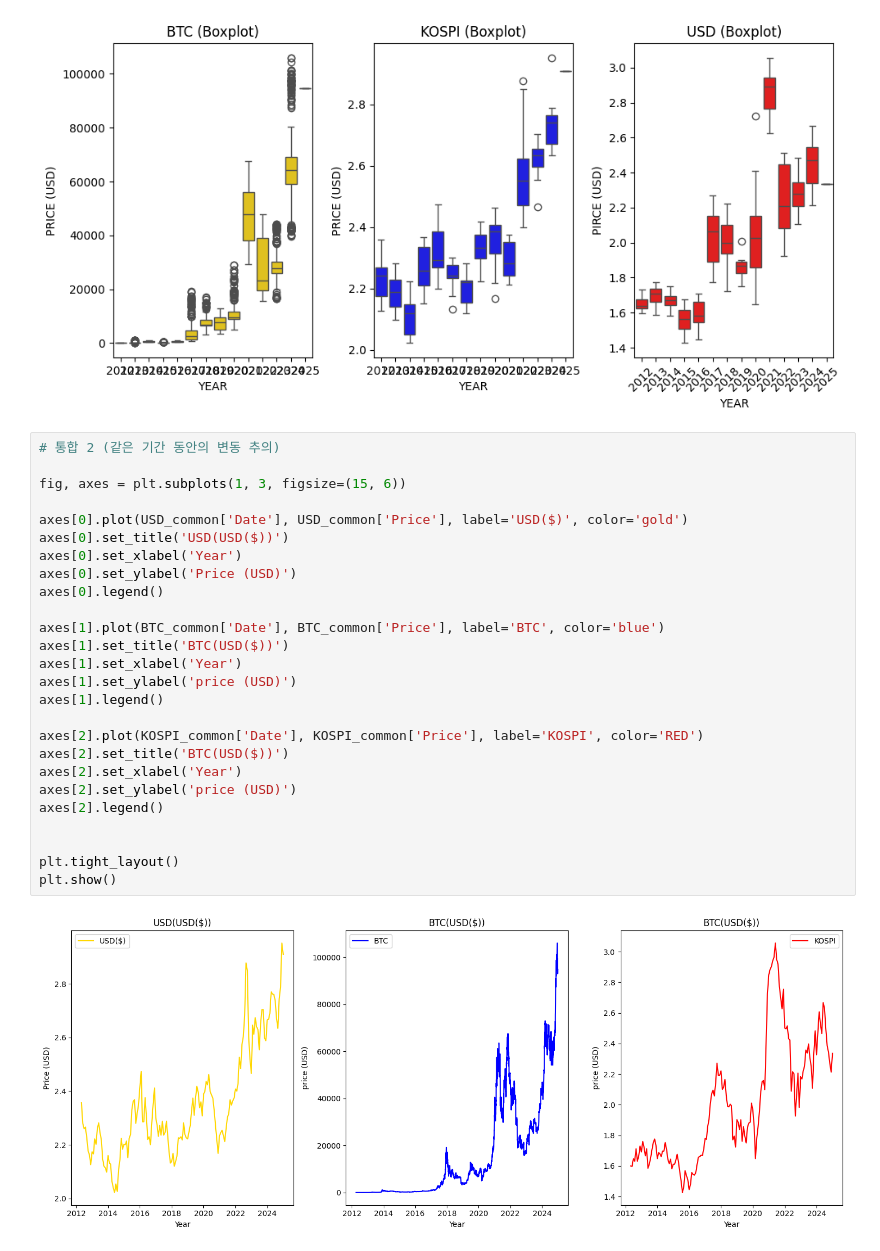
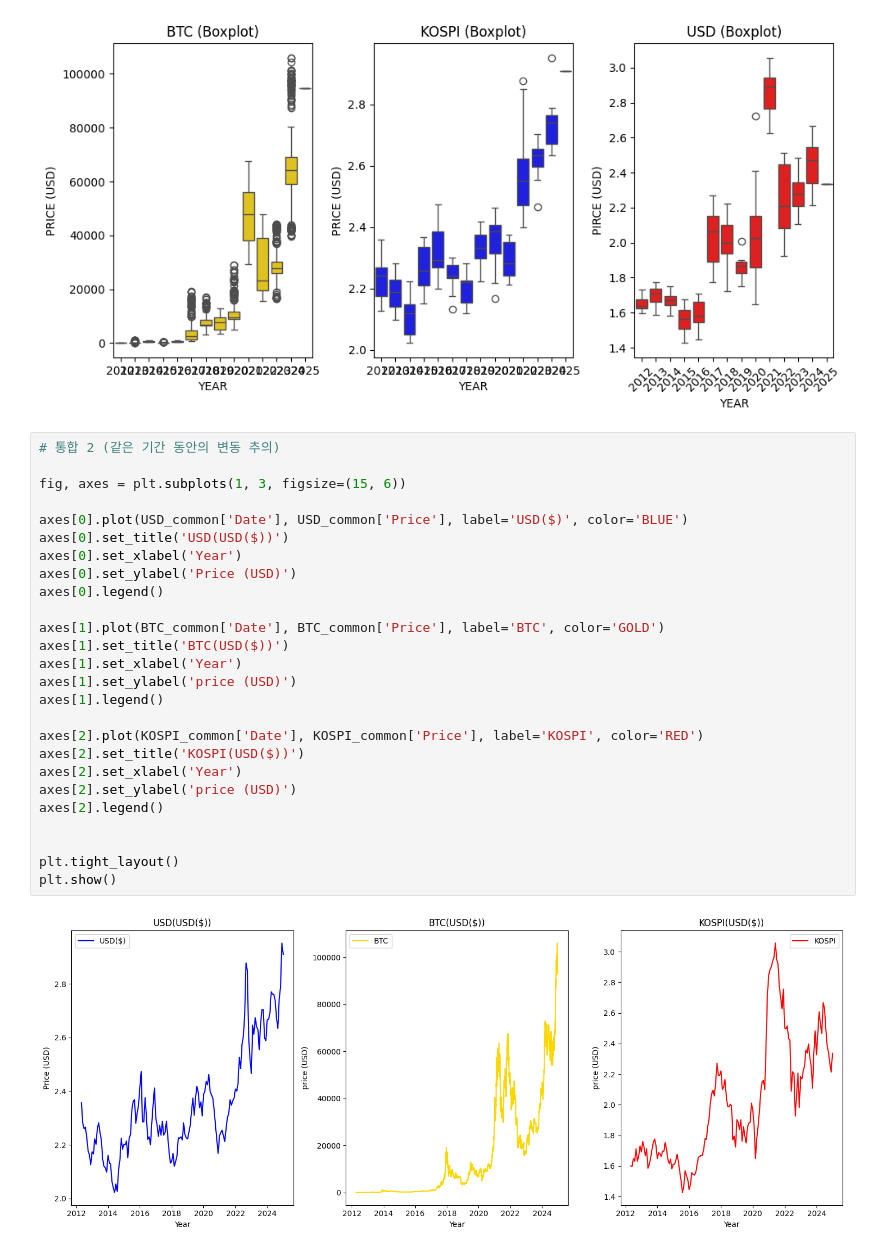
Before and after one commit to Encore-SKN-9/eda_3team, a Jupyter notebook: 04.mini_project_zayden.ipynb, the cells around one changed output. Cells and saved outputs as stored; diff of their text form.

Commit message:
4-2 : USD,BTC,KOSPI

```diff
--- a/04.mini_project_zayden.ipynb
+++ b/04.mini_project_zayden.ipynb
@@ -283,28 +283,28 @@ See the caveats in the documentation: https://pandas.pydata.org/pandas-docs/stab
 # %%
 # 통합 2 (같은 기간 동안의 변동 추의)
 
 fig, axes = plt.subplots(1, 3, figsize=(15, 6))
 
-axes[0].plot(USD_common['Date'], USD_common['Price'], label='USD($)', color='gold')
+axes[0].plot(USD_common['Date'], USD_common['Price'], label='USD($)', color='BLUE')
 axes[0].set_title('USD(USD($))')
 axes[0].set_xlabel('Year')
 axes[0].set_ylabel('Price (USD)')
 axes[0].legend()
 
-axes[1].plot(BTC_common['Date'], BTC_common['Price'], label='BTC', color='blue')
+axes[1].plot(BTC_common['Date'], BTC_common['Price'], label='BTC', color='GOLD')
 axes[1].set_title('BTC(USD($))')
 axes[1].set_xlabel('Year')
 axes[1].set_ylabel('price (USD)')
 axes[1].legend()
 
 axes[2].plot(KOSPI_common['Date'], KOSPI_common['Price'], label='KOSPI', color='RED')
-axes[2].set_title('BTC(USD($))')
+axes[2].set_title('KOSPI(USD($))')
 axes[2].set_xlabel('Year')
 axes[2].set_ylabel('price (USD)')
 axes[2].legend()
 
 
 plt.tight_layout()
 plt.show()
 # %% [output]
-[figure, old version]
+[figure, new version]
```
